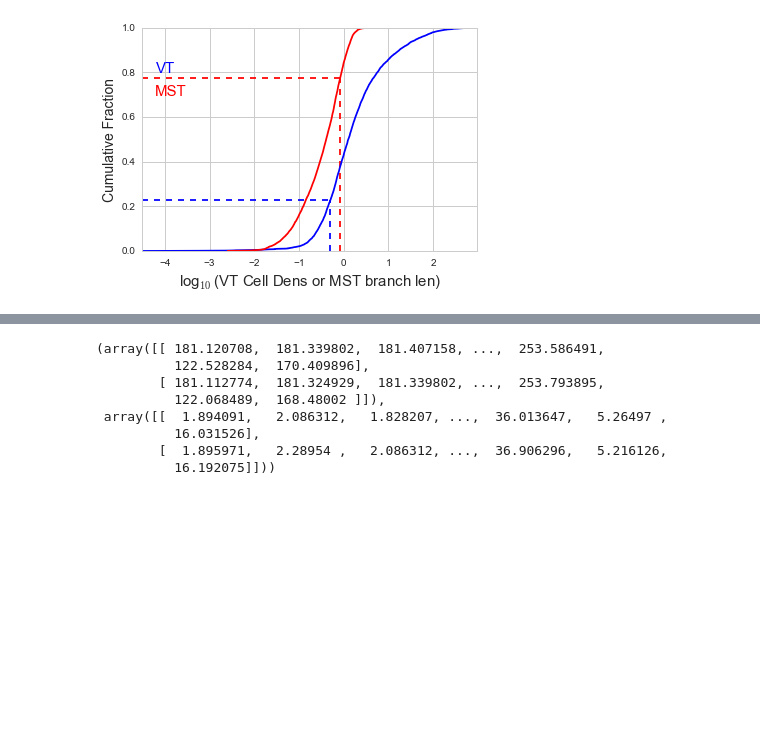
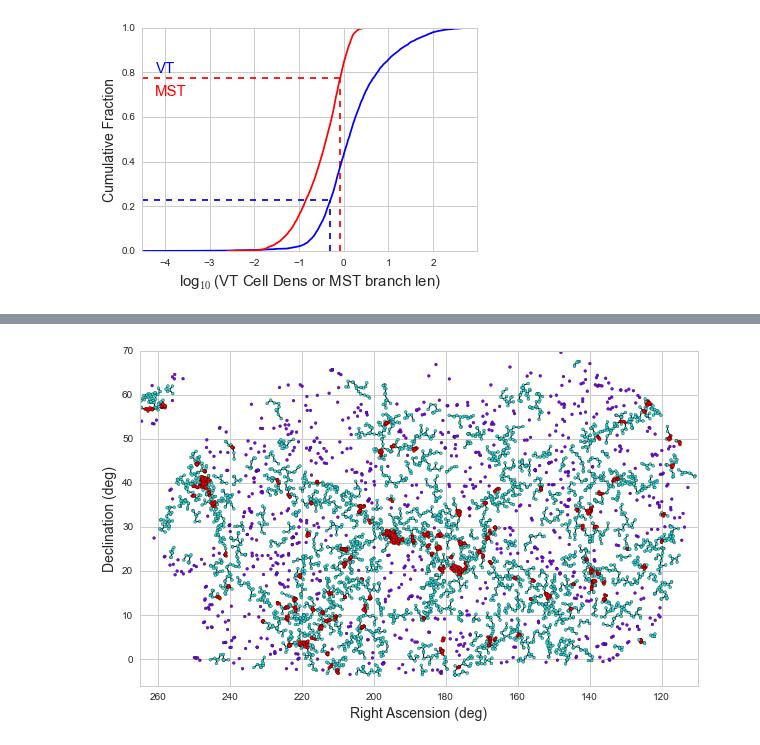
Before and after one commit to jcybulsk/lss_mapper, a Jupyter notebook: lss_mapper.ipynb, the cells around one changed output, grey strips where cells are left out. Cells and saved outputs as stored; diff of their text form; code cells hidden in the pictures; blank space fills up the shorter version.

```diff
--- a/lss_mapper.ipynb
+++ b/lss_mapper.ipynb
@@ -31,7 +34,7 @@ V.plot_voronoi(vor, xlim=(vor.max_bound[0], vor.min_bound[0]),
 # %% [markdown]
 ## Initialize the Minimum Spanning Tree - here I've selected a few parameters which are pretty good at selecting clusters and groups in this data set
 # %%
-mst_clust = MST(df, 0.5, 6, 250)
+mst_clust = MST(df, 0.4, 6, 250)
 # %% [markdown]
 ## Plot histograms and cumulative distributions of the VT cell densities and the MST branch lengths
 # %%
@@ -62,11 +68,6 @@ mst_test.plot_mst(mst_test.set_mst, xlim=(265, 110), ylim=(-6, 70))
-# %%
-mst_test.segments
-# %% [output]
-(array([[ 181.120708,  181.339802,  181.407158, ...,  253.586491,
-          122.528284,  170.409896],
-        [ 181.112774,  181.324929,  181.339802, ...,  253.793895,
-          122.068489,  168.48002 ]]),
- array([[  1.894091,   2.086312,   1.828207, ...,  36.013647,   5.26497 ,
-          16.031526],
-        [  1.895971,   2.28954 ,   2.086312, ...,  36.906296,   5.216126,
-          16.192075]]))
+# %%
+plot_both_MST(mst_fil.set_mst, mst_fil.labels, mst_clust.labels,
+              xlim=(265, 110), ylim=(-6, 70), savefigure=True,
+              figname="MST_combined.png")
+# %% [output]
+[figure, added]
```
Also changed, not shown: parts of 23 cells of this notebook.
